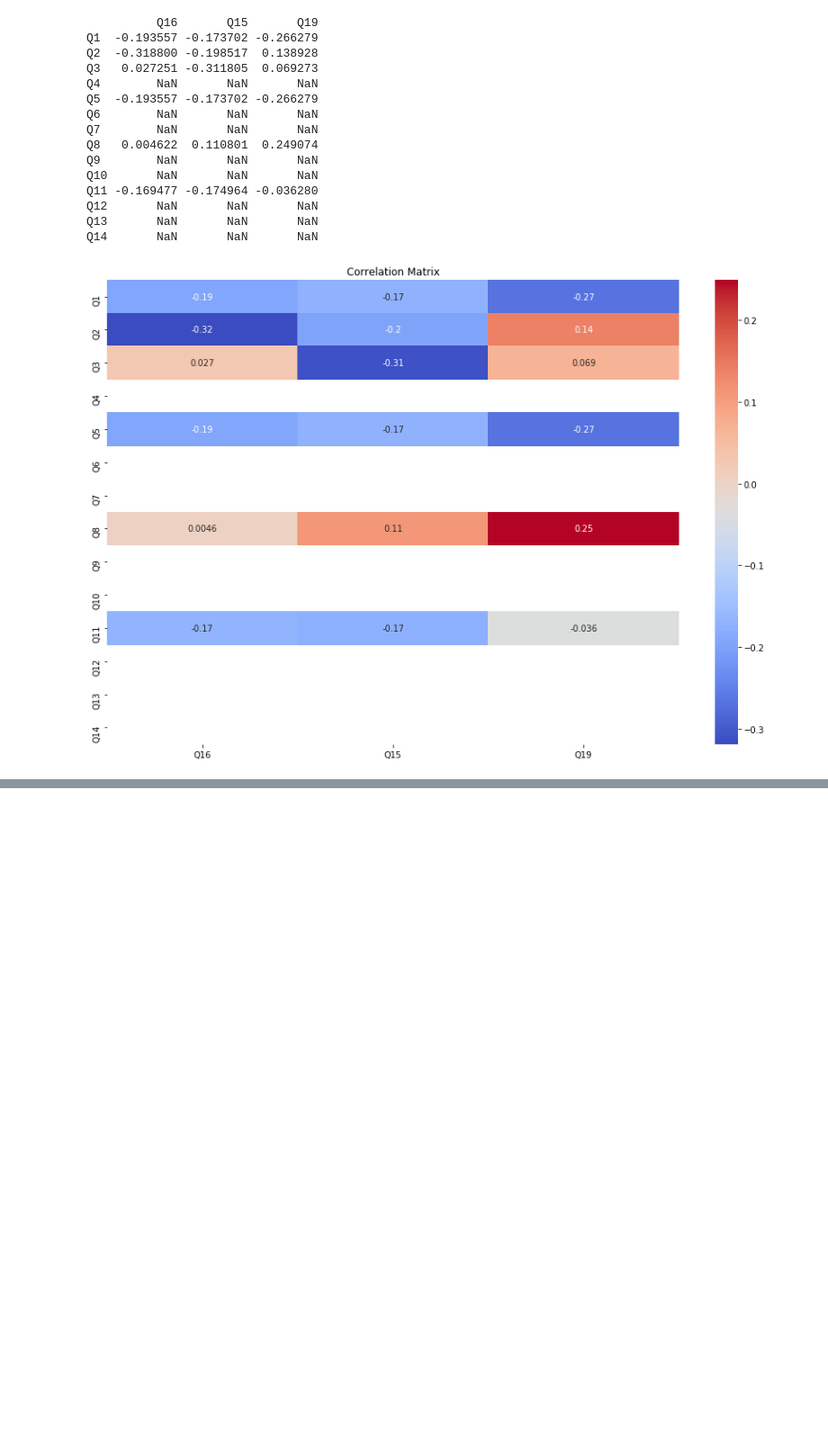
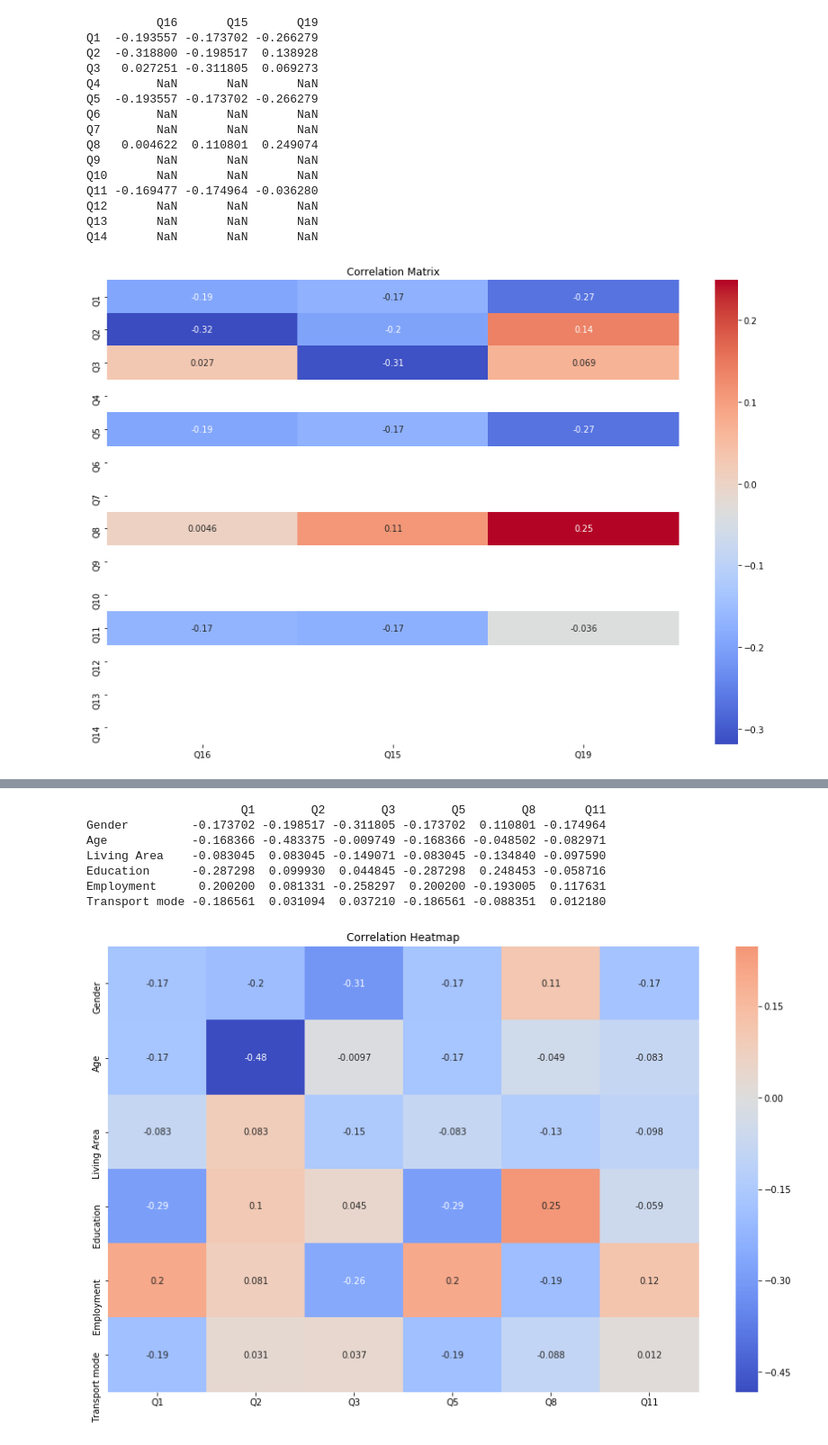
Before and after one commit to iatecookies/BachelorThesis, a Jupyter notebook: analysis.ipynb, the cells around one changed output, grey strips where cells are left out. Shown at 90% size. Cells and saved outputs as stored; diff of their text form; code cells hidden in the pictures; blank space fills up the shorter version.

```diff
--- a/analysis.ipynb
+++ b/analysis.ipynb
@@ -471,0 +701,75 @@ Text(0.5, 1.0, 'Distribution of transportation mode')
+# %%
+import pandas as pd
+import seaborn as sns
+import matplotlib.pyplot as plt
+
+# Read the CSV file
+url = 'https://raw.githubusercontent.com/iatecookies/BachelorThesis/main/survey.csv'
+df = pd.read_csv(filepath_or_buffer=url, header=0, index_col=0)
+
+# PREPROCESSING
+# Remove the first two rows
+df = df.iloc[3:]
+
+# index of the dataframe represents a start date. Replaced with a sequential numeric index
+df.reset_index(drop=True, inplace=True)
+
+# Convert the columns of interest to numeric type
+df['Q1'] = df['Q1'].replace({"Scenario 1": 0, "Scenario 2": 1})
+df['Q2'] = df['Q2'].replace({"Scenario 1": 0, "Scenario 2": 1})
+df['Q3'] = df['Q3'].replace({"Scenario 1": 0, "Scenario 2": 1})
+df['Q5'] = df['Q5'].replace({"Scenario 1": 0, "Scenario 2": 1})
+df['Q8'] = df['Q8'].replace({"Scenario 1": 0, "Scenario 2": 1})
+df['Q11'] = df['Q11'].replace({"Scenario 1": 0, "Scenario 2": 1})
+
+# Map gender categories to numerical values
+gender_mapping = {'Male': 0, 'Female': 1, 'Other': 2}
+df['Gender'] = df['Q15'].map(gender_mapping)
+
+# Map age categories to numerical ranges
+age_mapping = {'18-24 years old': 1, '25-34 years old': 2, '35-44 years old': 3, '45-54 years old': 4, '55-64 years old': 5, '65+ years old': 6}
+df['Age'] = df['Q16'].map(age_mapping)
+
+# Map Living area categories to numerical values
+area_mapping = {'City': 0, 'Rural': 1}
+df['Living Area'] = df['Q18'].map(area_mapping)
+
+# Map education categories to numerical ranges
+education_mapping = {"High school diploma or equivalent": 1, "Associate's degree or vocational certification": 2, "Bachelor's degree": 3, "Master's degree": 4, "Doctorate or professional degree": 5}
+df['Education'] = df['Q19'].map(education_mapping)
+
+# Map employment categories to numerical values
+employment_mapping = {'Working full-time': 0, 'Working part-time': 1, 'Unemployed and looking for work': 2, 'A homemaker or stay-at-home parent': 3, 'Student': 4, 'Retired': 5, 'Other': 6}
+df['Employment'] = df['Q20'].map(employment_mapping)
+
+# Map transport categories to numerical values
+transport_mapping = {'Car': 0, 'Public transportation (bus, train, subway, etc)': 1, 'Bicycle': 2, 'Walking': 3, 'Other': 4}
+df['Transport mode'] = df['Q21'].map(transport_mapping)
+
+# List of scenario columns
+scenario_columns = ['Q1', 'Q2','Q3', 'Q5', 'Q8', 'Q11']
+
+# List of demographic columns
+demographic_rows = ['Gender', 'Age', 'Living Area', 'Education', 'Employment', 'Transport mode']
+
+# Calculate the correlation matrix
+correlations = df[scenario_columns + demographic_rows].corr(method='pearson')
+
+print(correlations.loc[demographic_rows, scenario_columns])
+
+# Plot a heatmap
+plt.figure(figsize=(12, 8))
+sns.heatmap(correlations.loc[demographic_rows, scenario_columns], annot=True, cmap='coolwarm', center=0)
+plt.title('Correlation Heatmap')
+plt.tight_layout()
+plt.savefig("correlation.pdf")
+plt.show()
+# %% [output]
+                      Q1        Q2        Q3        Q5        Q8       Q11
+Gender         -0.173702 -0.198517 -0.311805 -0.173702  0.110801 -0.174964
+Age            -0.168366 -0.483375 -0.009749 -0.168366 -0.048502 -0.082971
+Living Area    -0.083045  0.083045 -0.149071 -0.083045 -0.134840 -0.097590
+Education      -0.287298  0.099930  0.044845 -0.287298  0.248453 -0.058716
+Employment      0.200200  0.081331 -0.258297  0.200200 -0.193005  0.117631
+Transport mode -0.186561  0.031094  0.037210 -0.186561 -0.088351  0.012180
+[figure, added]
```
Also changed, not shown: parts of 23 cells of this notebook, 1 other file.
